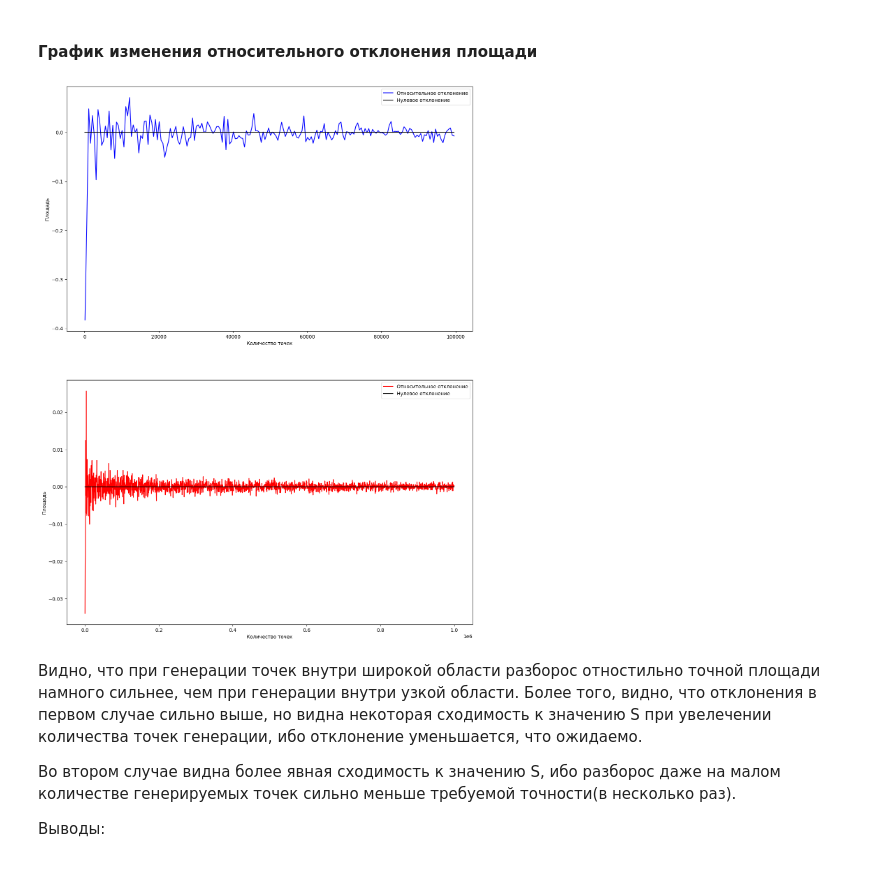
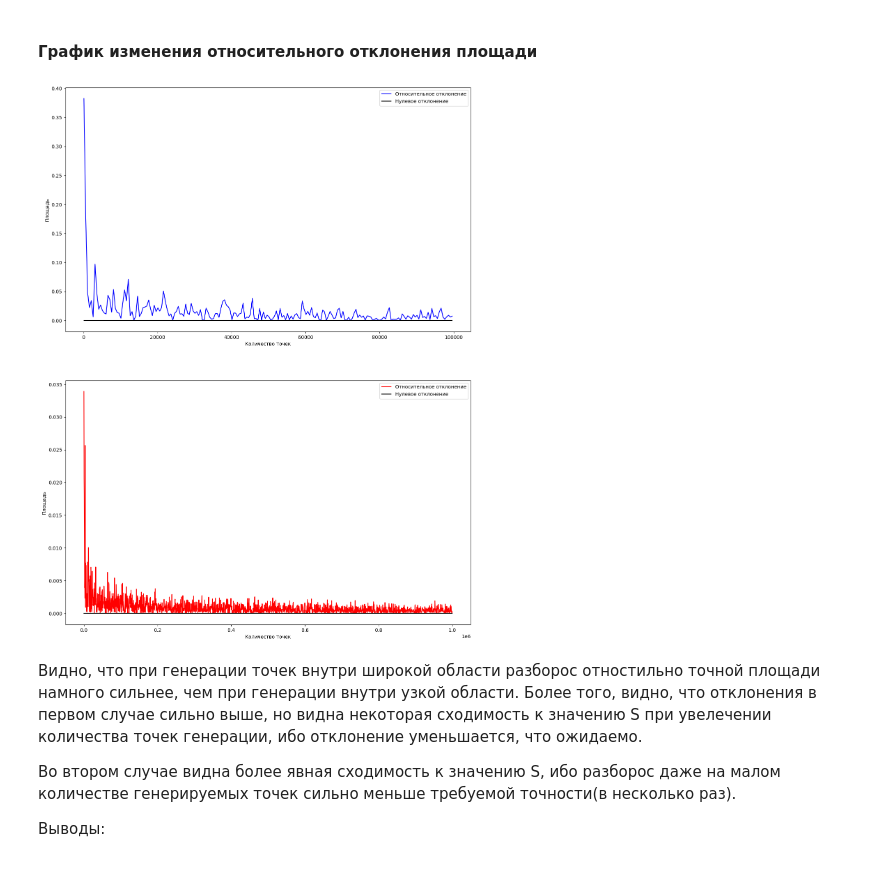
Before and after one commit to khadzakos/uni, a Jupyter notebook: AnDS/Set3/A1/analysis.ipynb, the cells around one changed output. Saved outputs shown, nothing was run; the diff lists cells and outputs as text; code cells hidden in the pictures.

```diff
--- a/AnDS/Set3/A1/analysis.ipynb
+++ b/AnDS/Set3/A1/analysis.ipynb
@@ -78,21 +78,21 @@ plt.show()
 # %%
 fig, axes = plt.subplots(nrows = 2, ncols = 1, figsize=(15, 20))
 
-axes[0].plot(df1['num_of_points'], (df1['area'] - S) / S, label='Относительное отклонение', color='b')
+axes[0].plot(df1['num_of_points'], abs(df1['area'] - S) / S, label='Относительное отклонение', color='b')
 axes[0].plot(df1['num_of_points'], [0] * len(df1['area']), label='Нулевое отклонение', color='black')
 axes[0].set_xlabel('Количество точек')
 axes[0].set_ylabel('Площадь')
 axes[0].legend()
 
-axes[1].plot(df2['num_of_points'], (df2['area'] - S) / S, label='Относительное отклонение', color='r')
+axes[1].plot(df2['num_of_points'], abs(df2['area'] - S) / S, label='Относительное отклонение', color='r')
 axes[1].plot(df2['num_of_points'], [0] * len(df2['area']), label='Нулевое отклонение', color='black')
 axes[1].set_xlabel('Количество точек')
 axes[1].set_ylabel('Площадь')
 axes[1].legend()
 
 plt.show()
 # %% [output]
-[figure, old version]
+[figure, new version]
 # %% [markdown]
 Видно, что при генерации точек внутри широкой области разборос отностильно точной площади намного сильнее, чем при генерации внутри узкой области. Более того, видно, что отклонения в первом случае сильно выше, но видна некоторая сходимость к значению S при увелечении количества точек генерации, ибо отклонение уменьшается, что ожидаемо.
 
```
